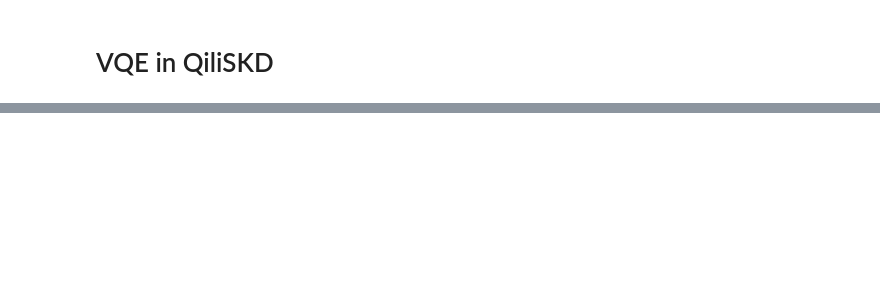
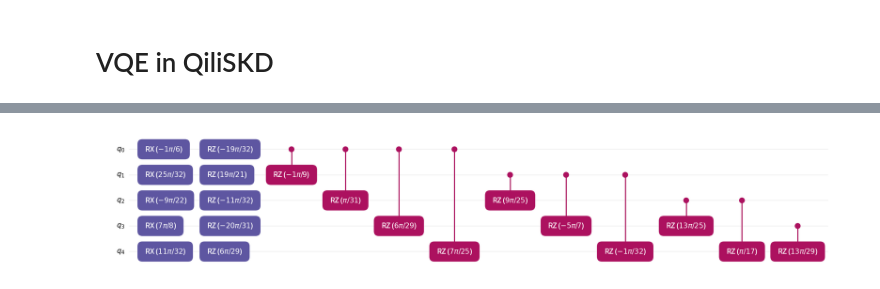
Before and after one commit to OsQarM/retech_2025, a Jupyter notebook: notebooks/1_qubit_VQE.ipynb, the cells around one changed output, grey strips where cells are left out. Saved outputs shown, nothing was run; the diff lists cells and outputs as text; code cells hidden in the pictures; blank space fills up the shorter version.

```diff
--- a/notebooks/1_qubit_VQE.ipynb
+++ b/notebooks/1_qubit_VQE.ipynb
@@ -41,12 +42,12 @@ Qobj data =
 # %%
-size = 1
+size = 2
 
 H_fix = hamiltonian.QutipHamiltonian(size)
 
 H_fix.add_z_field(0, 1)
-#H_fix.add_z_field(1, 1)
+H_fix.add_z_field(1, 0.8)
 H_fix.add_x_field(0, 0.5)
-#H_fix.add_x_field(1, 0.5)
-#H_fix.add_ZZ_term(0, 1, 0.25)
+H_fix.add_x_field(1, 0.7)
+H_fix.add_ZZ_term(0, 1, 0.45)
 print(H_fix.H)
 # %% [output]
@@ -98,0 +144,16 @@ print(average_x)
+# %%
+def generate_connectivity_list(size, mode = 'ATA', boundary = 'open'):
+    connectivity = []
+    if mode == 'ATA':
+        for i in range(size):
+            for j in range(i+1, size):
+                connectivity.append([i,j])
+
+    elif mode == 'NN':
+        for i in range(size-1):
+            connectivity.append([i, i+1])
+
+    if boundary == 'closed' and size > 2:
+        connectivity.append([size-1, 0])
+
+    return connectivity
@@ -98,0 +203,14 @@ print(average_x)
+# %%
+nqubits = 5
+layers = 1
+
+connectivity = generate_connectivity_list(nqubits)
+per_layer = 2*nqubits + len(connectivity)
+params = np.random.uniform(-np.pi, np.pi, size=(layers * per_layer))
+
+
+circuit = build_ansatz_circuit(np.array(params), nqubits, layers, connectivity)
+
+circuit.draw()
+# %% [output]
+[figure, added]
```
Also changed, not shown: parts of 14 cells of this notebook, 4 other files.
